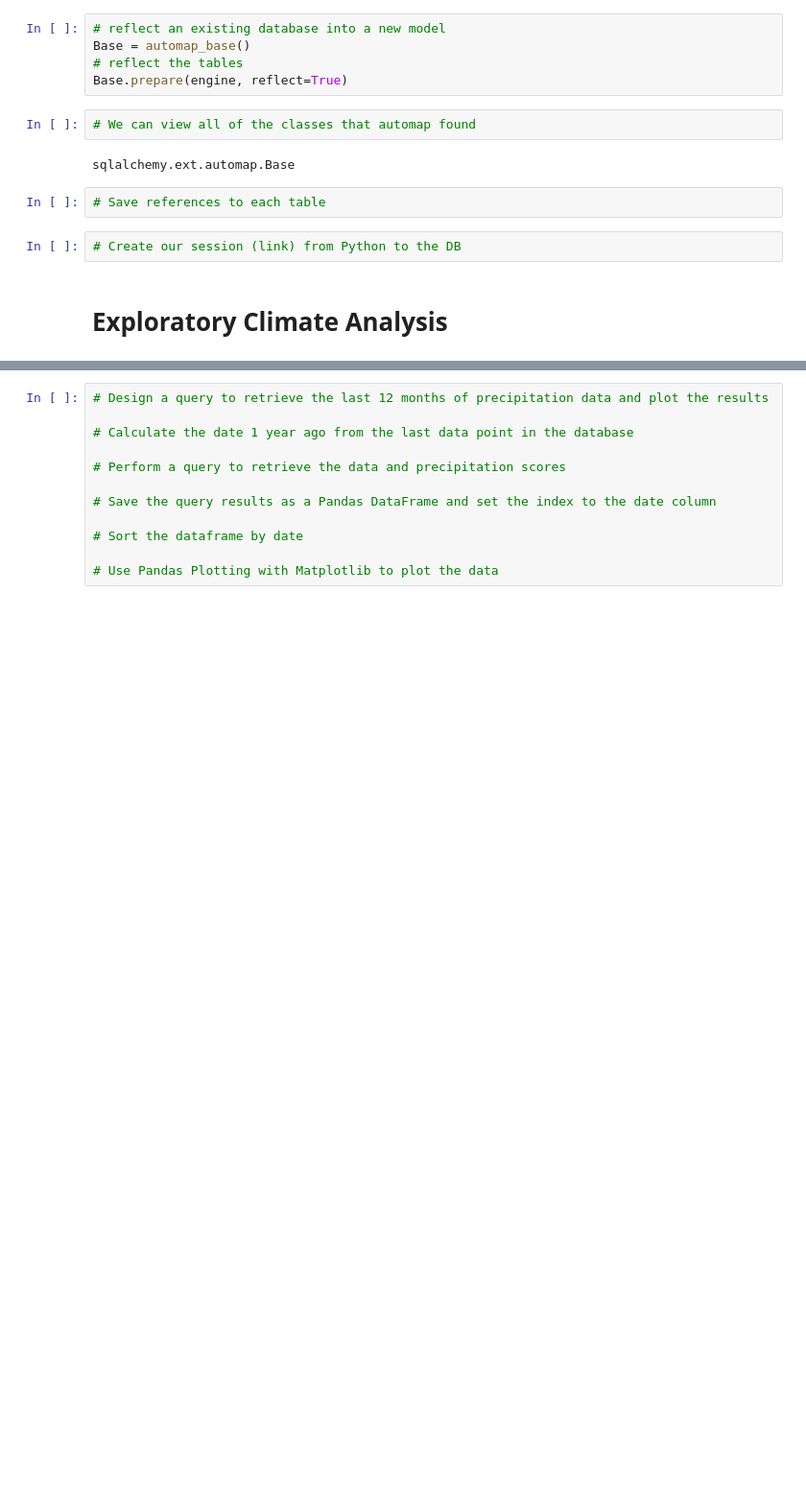
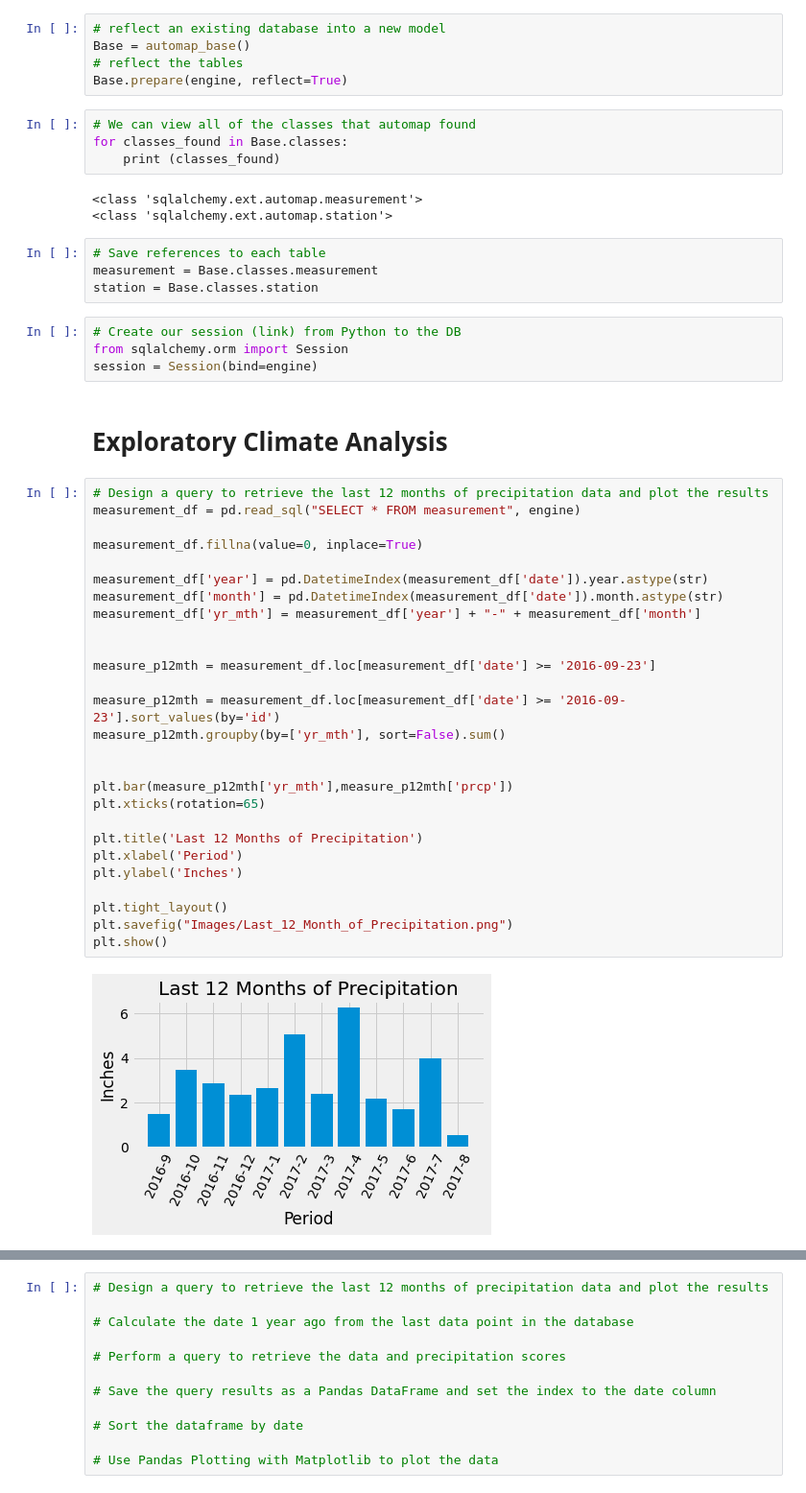
Before and after one commit to clmatherson/sqlalchemy-challenge, a Jupyter notebook: climate_starter.ipynb, the cells around one changed output, grey strips where cells are left out. Shown: that part at 96% size. Saved outputs shown, nothing was run; the diff lists cells and outputs as text; blank space fills up the shorter version.

```diff
--- a/climate_starter.ipynb
+++ b/climate_starter.ipynb
@@ -27,11 +28,47 @@ Base = automap_base()
 Base.prepare(engine, reflect=True)
 # %%
 # We can view all of the classes that automap found
+for classes_found in Base.classes:
+    print (classes_found)
 # %% [output]
-sqlalchemy.ext.automap.Base
+<class 'sqlalchemy.ext.automap.measurement'>
+<class 'sqlalchemy.ext.automap.station'>
 # %%
 # Save references to each table
+measurement = Base.classes.measurement
+station = Base.classes.station
 # %%
 # Create our session (link) from Python to the DB
+from sqlalchemy.orm import Session
+session = Session(bind=engine)
 # %% [markdown]
 # Exploratory Climate Analysis
+# %%
+# Design a query to retrieve the last 12 months of precipitation data and plot the results
+measurement_df = pd.read_sql("SELECT * FROM measurement", engine)
+
+measurement_df.fillna(value=0, inplace=True)
+
+measurement_df['year'] = pd.DatetimeIndex(measurement_df['date']).year.astype(str)
+measurement_df['month'] = pd.DatetimeIndex(measurement_df['date']).month.astype(str)
+measurement_df['yr_mth'] = measurement_df['year'] + "-" + measurement_df['month']
+
+
+measure_p12mth = measurement_df.loc[measurement_df['date'] >= '2016-09-23']
+
+measure_p12mth = measurement_df.loc[measurement_df['date'] >= '2016-09-23'].sort_values(by='id')
+measure_p12mth.groupby(by=['yr_mth'], sort=False).sum()
+
+
+plt.bar(measure_p12mth['yr_mth'],measure_p12mth['prcp'])
+plt.xticks(rotation=65)
+
+plt.title('Last 12 Months of Precipitation')
+plt.xlabel('Period')
+plt.ylabel('Inches')
+
+plt.tight_layout()
+plt.savefig("Images/Last_12_Month_of_Precipitation.png")
+plt.show()
+# %% [output]
+[figure, added]
```
Also changed, not shown: parts of 11 cells of this notebook, 2 other files.
